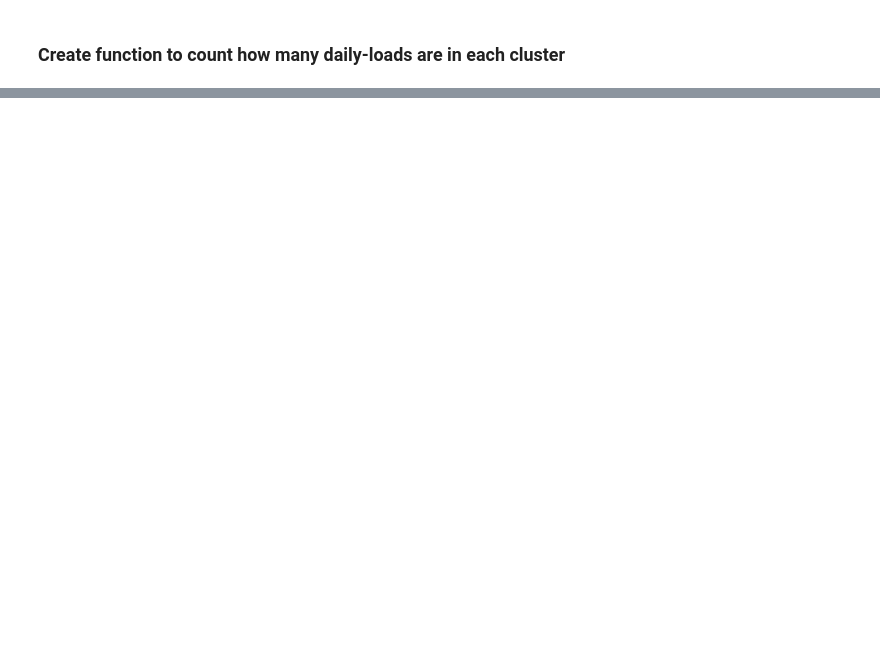
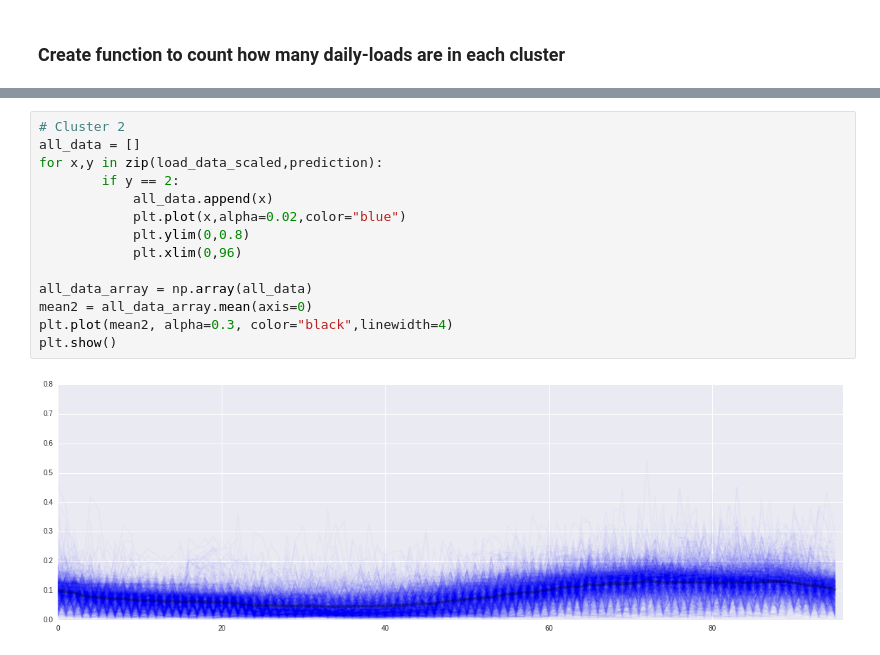
Before and after one commit to lucianoviola/energy_clustering, a Jupyter notebook: load_clustering.ipynb, the cells around one changed output, grey strips where cells are left out. Cells and saved outputs as stored; diff of their text form; blank space fills up the shorter version.

```diff
--- a/load_clustering.ipynb
+++ b/load_clustering.ipynb
@@ -240,0 +226,16 @@ plt.show()
+# %%
+# Cluster 2
+all_data = []
+for x,y in zip(load_data_scaled,prediction):
+        if y == 2:
+            all_data.append(x)
+            plt.plot(x,alpha=0.02,color="blue")
+            plt.ylim(0,0.8)
+            plt.xlim(0,96)
+
+all_data_array = np.array(all_data)
+mean2 = all_data_array.mean(axis=0)
+plt.plot(mean2, alpha=0.3, color="black",linewidth=4)
+plt.show()
+# %% [output]
+[figure, added]
```
Also changed, not shown: parts of 21 cells of this notebook.
